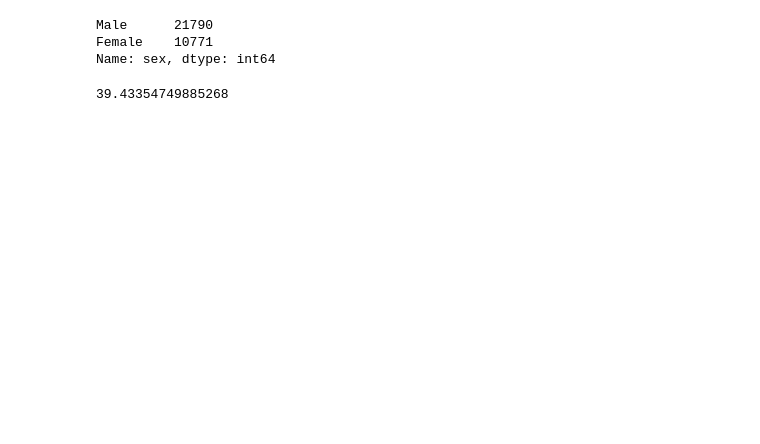
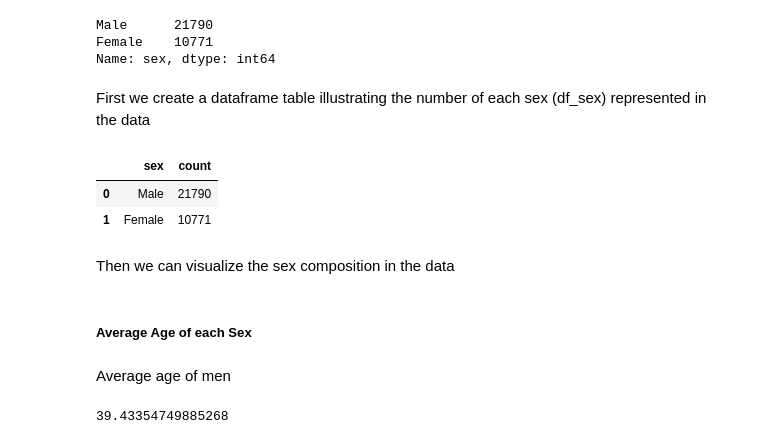
Before and after one commit to Binyoh1/Demographic-Data-Analysis, a Jupyter notebook: notebook.ipynb, the cells around one changed output. Cells and saved outputs as stored; diff of their text form; code cells hidden in the pictures; blank space fills up the shorter version.

```diff
--- a/notebook.ipynb
+++ b/notebook.ipynb
@@ -78,3 +115,15 @@ df.sex.value_counts()
 Male      21790
 Female    10771
 Name: sex, dtype: int64
+# %% [markdown]
+First we create a dataframe table illustrating the number of each sex (df_sex) represented in the data
+# %%
+df_sex = pd.DataFrame(df.groupby('sex').sex.count())
+df_sex = df_sex.rename(columns={0:'sex', 'sex':'count'}).sort_values('count', ascending=False).reset_index()
+df_sex
+# %% [output]
+|  | sex | count |
+| 0 | Male | 21790 |
+| 1 | Female | 10771 |
+# %% [markdown]
+Then we can visualize the sex composition in the data
@@ -81 +133,5 @@ Name: sex, dtype: int64
+# %% [markdown]
+##### Average Age of each Sex
+# %% [markdown]
+Average age of men
 # %%
```
Also changed, not shown: parts of 21 cells of this notebook.
